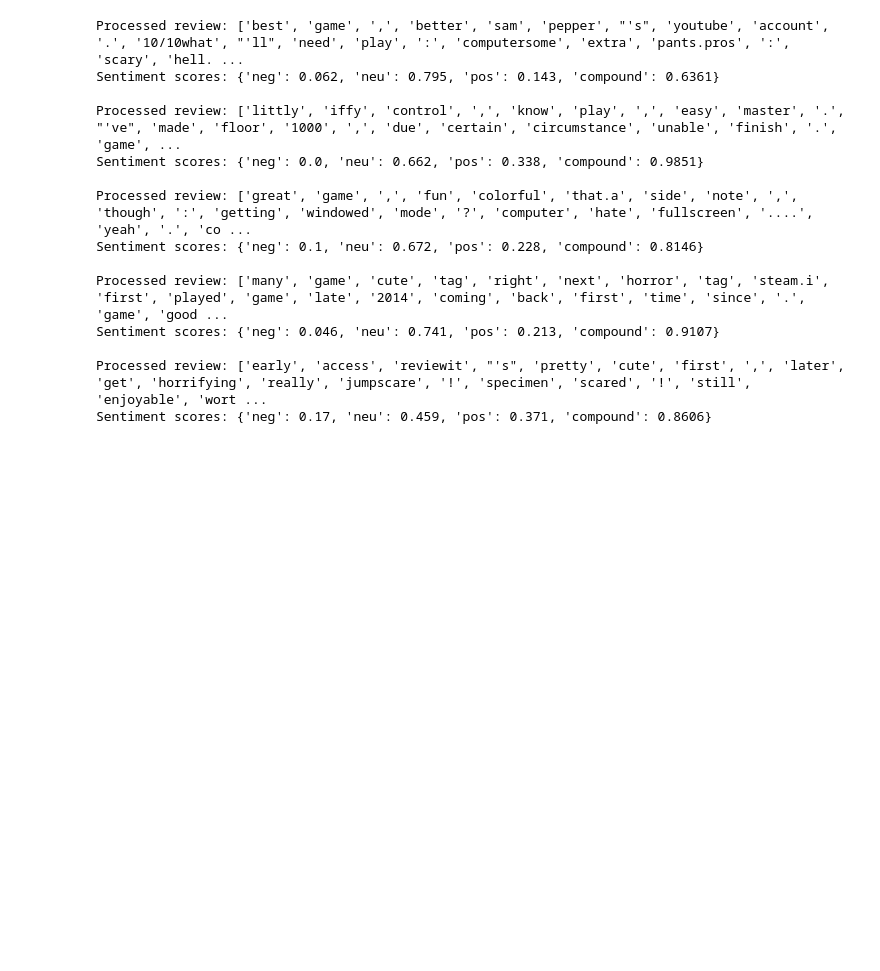
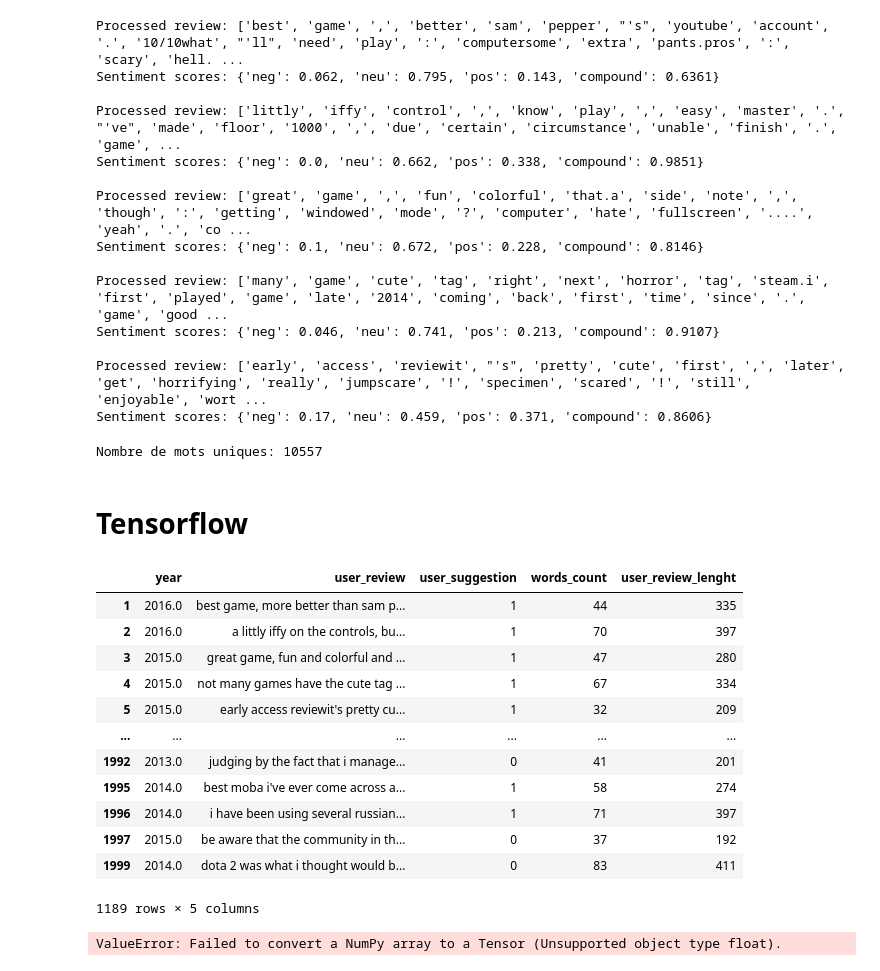
Before and after one commit to Harsisis/MachineLearning_TP, a Jupyter notebook: machineLearning/TP3/main.ipynb, the cells around one changed output. Drawn from its saved outputs; the diff is of its cells as text; code cells hidden in the pictures; blank space fills up the shorter version.

```diff
--- a/machineLearning/TP3/main.ipynb
+++ b/machineLearning/TP3/main.ipynb
@@ -230,3 +230,48 @@ Sentiment scores: {'neg': 0.046, 'neu': 0.741, 'pos': 0.213, 'compound': 0.9107}
 
 Processed review: ['early', 'access', 'reviewit', "'s", 'pretty', 'cute', 'first', ',', 'later', 'get', 'horrifying', 'really', 'jumpscare', '!', 'specimen', 'scared', '!', 'still', 'enjoyable', 'wort ...
 Sentiment scores: {'neg': 0.17, 'neu': 0.459, 'pos': 0.371, 'compound': 0.8606}
+# %%
+# Nombre de mots uniques
+
+# Créer un ensemble pour stocker les mots
+mots = set()
+
+# Parcourir les reviews et ajouter chaque mot à l'ensemble
+for review in data1["user_review"]:
+    for word in review.split():
+        mots.add(word)
+
+# Nombre de mots uniques
+nb_mots_uniques = len(mots)
+
+print(f"Nombre de mots uniques: {nb_mots_uniques}")
+# %% [output]
+Nombre de mots uniques: 10557
+# %% [markdown]
+# Tensorflow
+# %%
+data1
+# %% [output]
+|  | year | user_review | user_suggestion | words_count | user_review_lenght |
+| 1 | 2016.0 | best game, more better than sam p... | 1 | 44 | 335 |
+| 2 | 2016.0 | a littly iffy on the controls, bu... | 1 | 70 | 397 |
+| 3 | 2015.0 | great game, fun and colorful and ... | 1 | 47 | 280 |
+| 4 | 2015.0 | not many games have the cute tag ... | 1 | 67 | 334 |
+| 5 | 2015.0 | early access reviewit's pretty cu... | 1 | 32 | 209 |
+| ... | ... | ... | ... | ... | ... |
+| 1992 | 2013.0 | judging by the fact that i manage... | 0 | 41 | 201 |
+| 1995 | 2014.0 | best moba i've ever come across a... | 1 | 58 | 274 |
+| 1996 | 2014.0 | i have been using several russian... | 1 | 71 | 397 |
+| 1997 | 2015.0 | be aware that the community in th... | 0 | 37 | 192 |
+| 1999 | 2014.0 | dota 2 was what i thought would b... | 0 | 83 | 411 |
+1189 rows × 5 columns
+# %%
+from sklearn.model_selection import train_test_split
+import tensorflow as tf
+
+x_val = data1.drop(columns='user_suggestion')
+y_val = data1.user_suggestion
+
+x_train, x_test, y_train, y_test = train_test_split(x_val, y_val, test_size=0.2, random_state=69, stratify=y_val)
+# %% [output]
+ValueError: Failed to convert a NumPy array to a Tensor (Unsupported object type float).
```
Also changed, not shown: parts of 5 cells of this notebook, 1 other file.
